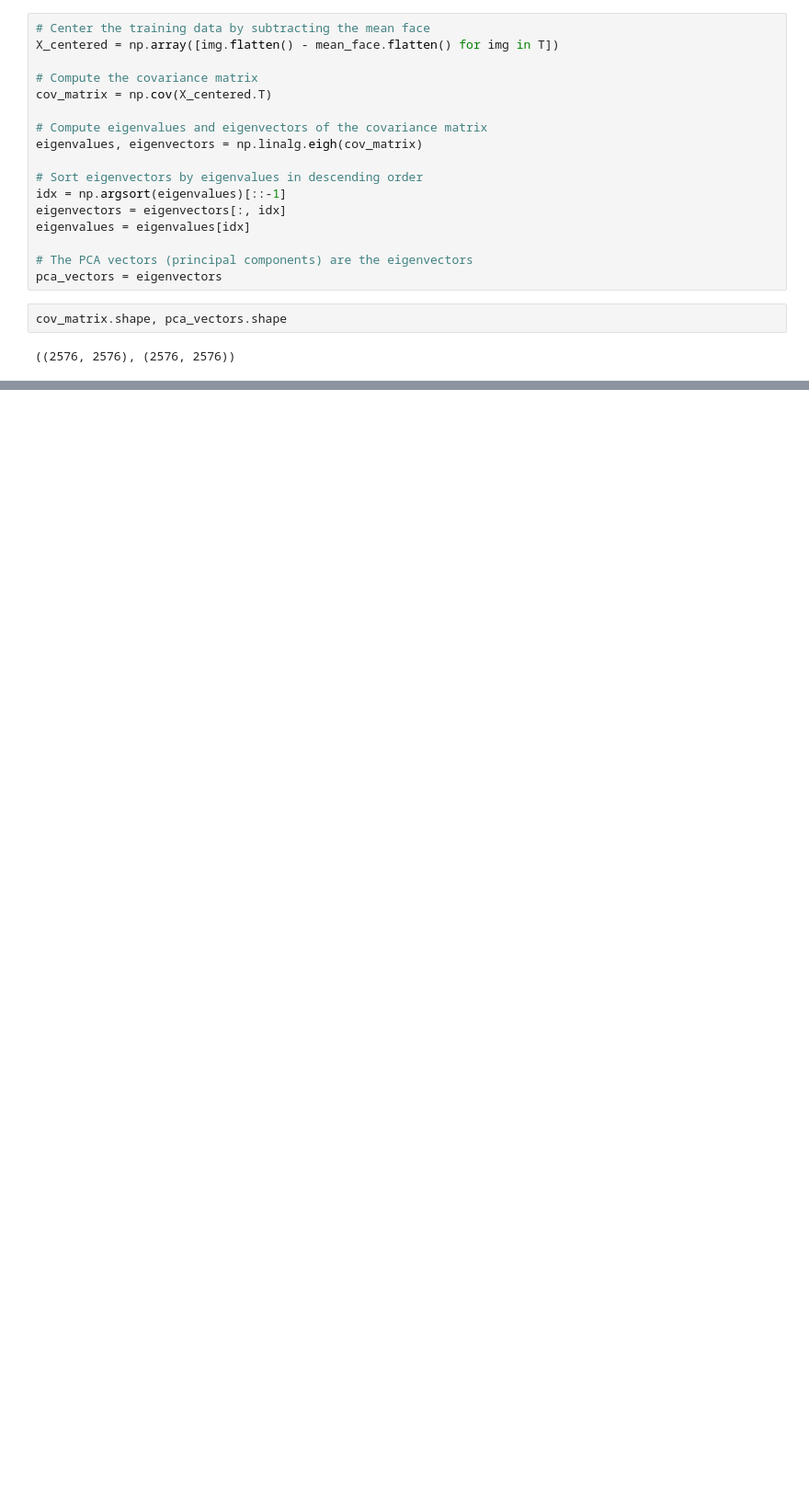
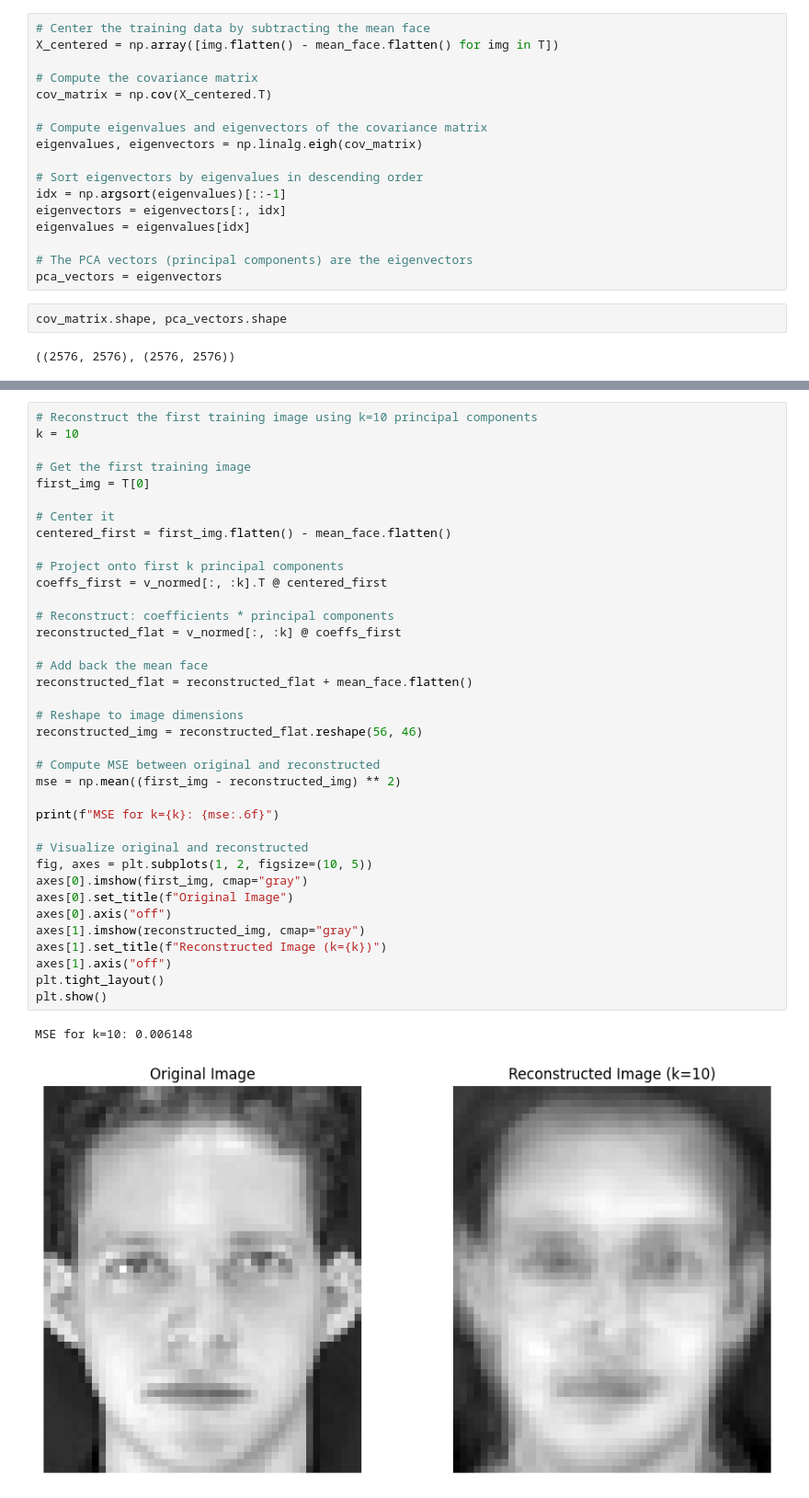
Before and after one commit to PavarisAsawa/PatternRecognition-Dimensionality_Reduction, a Jupyter notebook: Chapter2.ipynb, the cells around one changed output, grey strips where cells are left out. Shown at 92% size. Drawn from its saved outputs; the diff is of its cells as text; blank space fills up the shorter version.

```diff
--- a/Chapter2.ipynb
+++ b/Chapter2.ipynb
@@ -297,0 +550,40 @@ print("Rank of the covariance matrix:", rank_cov)
+# %%
+# Reconstruct the first training image using k=10 principal components
+k = 10
+
+# Get the first training image
+first_img = T[0]
+
+# Center it
+centered_first = first_img.flatten() - mean_face.flatten()
+
+# Project onto first k principal components
+coeffs_first = v_normed[:, :k].T @ centered_first
+
+# Reconstruct: coefficients * principal components
+reconstructed_flat = v_normed[:, :k] @ coeffs_first
+
+# Add back the mean face
+reconstructed_flat = reconstructed_flat + mean_face.flatten()
+
+# Reshape to image dimensions
+reconstructed_img = reconstructed_flat.reshape(56, 46)
+
+# Compute MSE between original and reconstructed
+mse = np.mean((first_img - reconstructed_img) ** 2)
+
+print(f"MSE for k={k}: {mse:.6f}")
+
+# Visualize original and reconstructed
+fig, axes = plt.subplots(1, 2, figsize=(10, 5))
+axes[0].imshow(first_img, cmap="gray")
+axes[0].set_title(f"Original Image")
+axes[0].axis("off")
+axes[1].imshow(reconstructed_img, cmap="gray")
+axes[1].set_title(f"Reconstructed Image (k={k})")
+axes[1].axis("off")
+plt.tight_layout()
+plt.show()
+# %% [output]
+MSE for k=10: 0.006148
+[figure, added]
```
Also changed, not shown: parts of 12 cells of this notebook, 1 other file.
